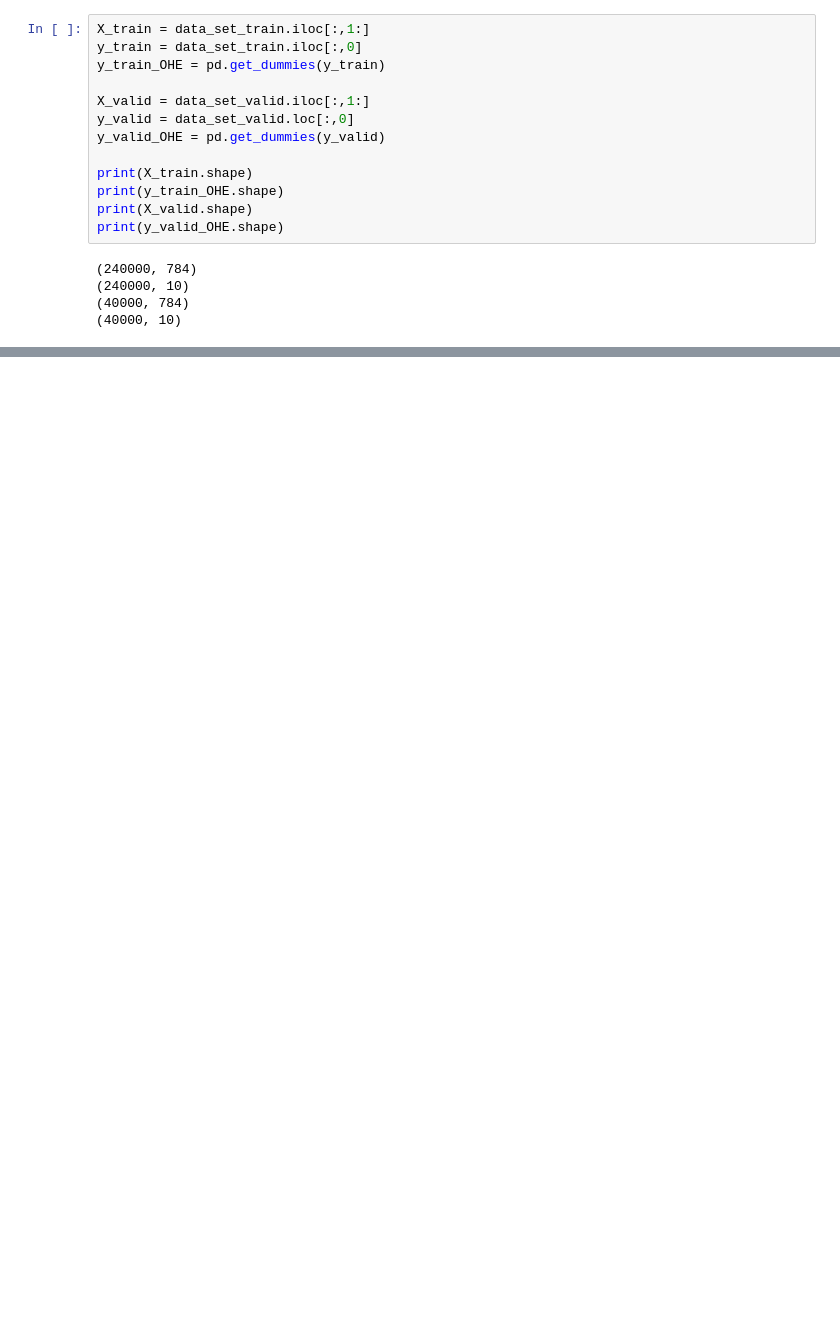
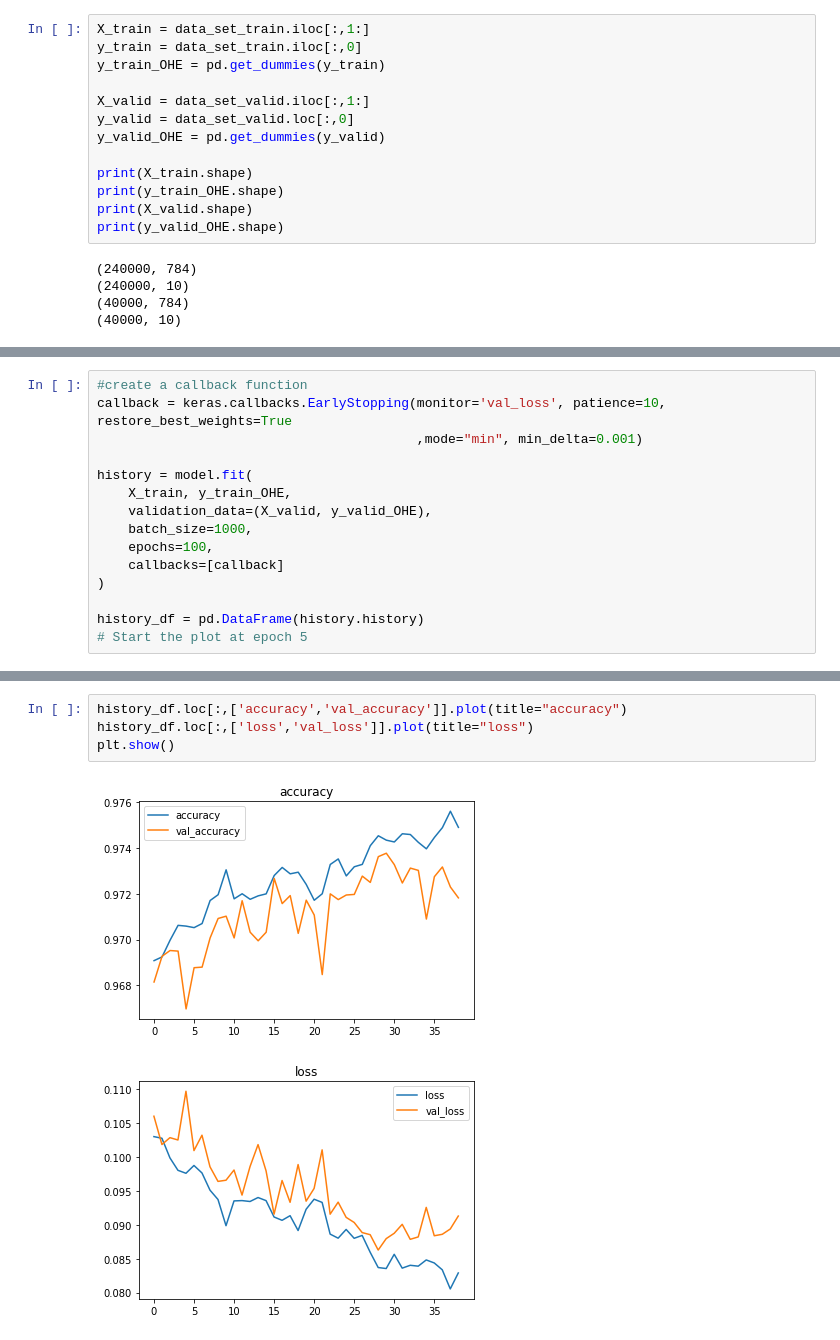
Before and after one commit to CANEVETGASPARD/Digits_Letters_Recognition, a Jupyter notebook: notebooks/1.0-cg-initial-data-exploration.ipynb, the cells around one changed output, grey strips where cells are left out. Drawn from its saved outputs; the diff is of its cells as text; blank space fills up the shorter version.

Commit message:
callback function exploration

```diff
--- a/notebooks/1.0-cg-initial-data-exploration.ipynb
+++ b/notebooks/1.0-cg-initial-data-exploration.ipynb
@@ -172,0 +158,15 @@ print(prediction)
+# %%
+#create a callback function
+callback = keras.callbacks.EarlyStopping(monitor='val_loss', patience=10, restore_best_weights=True
+                                         ,mode="min", min_delta=0.001)
+
+history = model.fit(
+    X_train, y_train_OHE,
+    validation_data=(X_valid, y_valid_OHE),
+    batch_size=1000,
+    epochs=100,
+    callbacks=[callback]
+)
+
+history_df = pd.DataFrame(history.history)
+# Start the plot at epoch 5
@@ -172,0 +191,7 @@ print(prediction)
+# %%
+history_df.loc[:,['accuracy','val_accuracy']].plot(title="accuracy")
+history_df.loc[:,['loss','val_loss']].plot(title="loss")
+plt.show()
+# %% [output]
+[figure, added]
+[figure, added]
```
Also changed, not shown: parts of 13 cells of this notebook.
